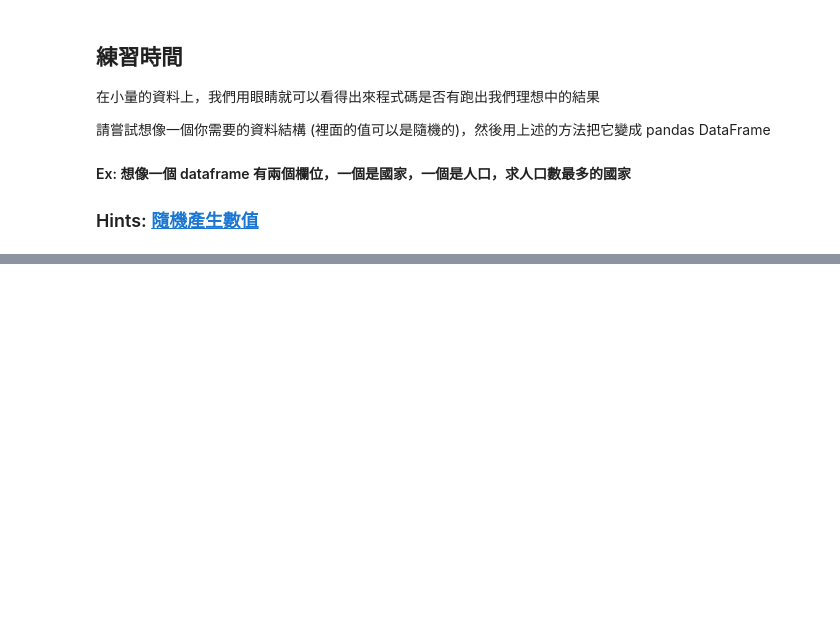
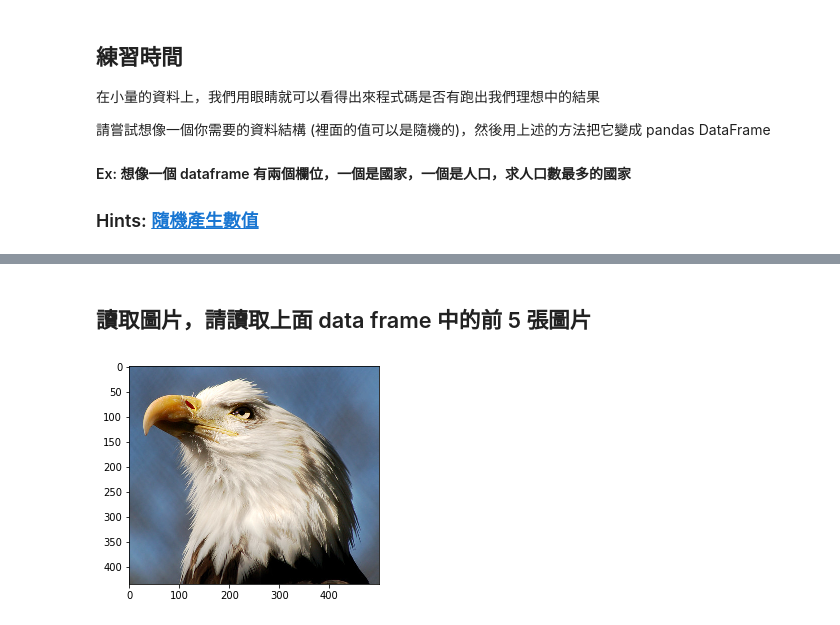
Before and after one commit to benjiepan/ML100Days, a Jupyter notebook: homework/Day_005_HW.ipynb, the cells around one changed output, grey strips where cells are left out. Drawn from its saved outputs; the diff is of its cells as text; code cells hidden in the pictures; blank space fills up the shorter version.

```diff
--- a/homework/Day_005_HW.ipynb
+++ b/homework/Day_005_HW.ipynb
@@ -36,0 +56,8 @@ df.loc[df['人口'] == df['人口'].max()]
+# %%
+import requests
+response = requests.get(target_url)
+data = response.text
+
+# 用 request 傳送回來的資料不會認得斷行符號
+print(len(data))
+data[0:100]
@@ -36,0 +67,7 @@ df.loc[df['人口'] == df['人口'].max()]
+# %%
+# 找到換行符號，用該符號做字串分割後，把它拿掉
+split_tag = '\n'
+
+data = data.split(split_tag)
+print(len(data))
+data[0:10]
@@ -36,0 +88,6 @@ df.loc[df['人口'] == df['人口'].max()]
+# %%
+import pandas as pd
+
+
+df = pd.DataFrame(data, columns = ['img'])
+df.head()
@@ -36,0 +101,3 @@ df.loc[df['人口'] == df['人口'].max()]
+# %%
+df = pd.DataFrame(df.img.str.split('\t',1).tolist(), columns = ['id','url'])
+df.head()
@@ -36,0 +111,19 @@ df.loc[df['人口'] == df['人口'].max()]
+# %% [markdown]
+## 讀取圖片，請讀取上面 data frame 中的前 5 張圖片
+# %%
+from PIL import Image
+from io import BytesIO
+import numpy as np
+import matplotlib.pyplot as plt
+
+# 請用 df.loc[...] 得到第一筆資料的連結
+first_link = df.at[0,'url']
+
+response = requests.get(first_link)
+img = Image.open(BytesIO(response.content))
+img = np.array(img) # Convert img to numpy array
+
+plt.imshow(img)
+plt.show()
+# %% [output]
+[figure, added]
```
Also changed, not shown: parts of 13 cells of this notebook.
